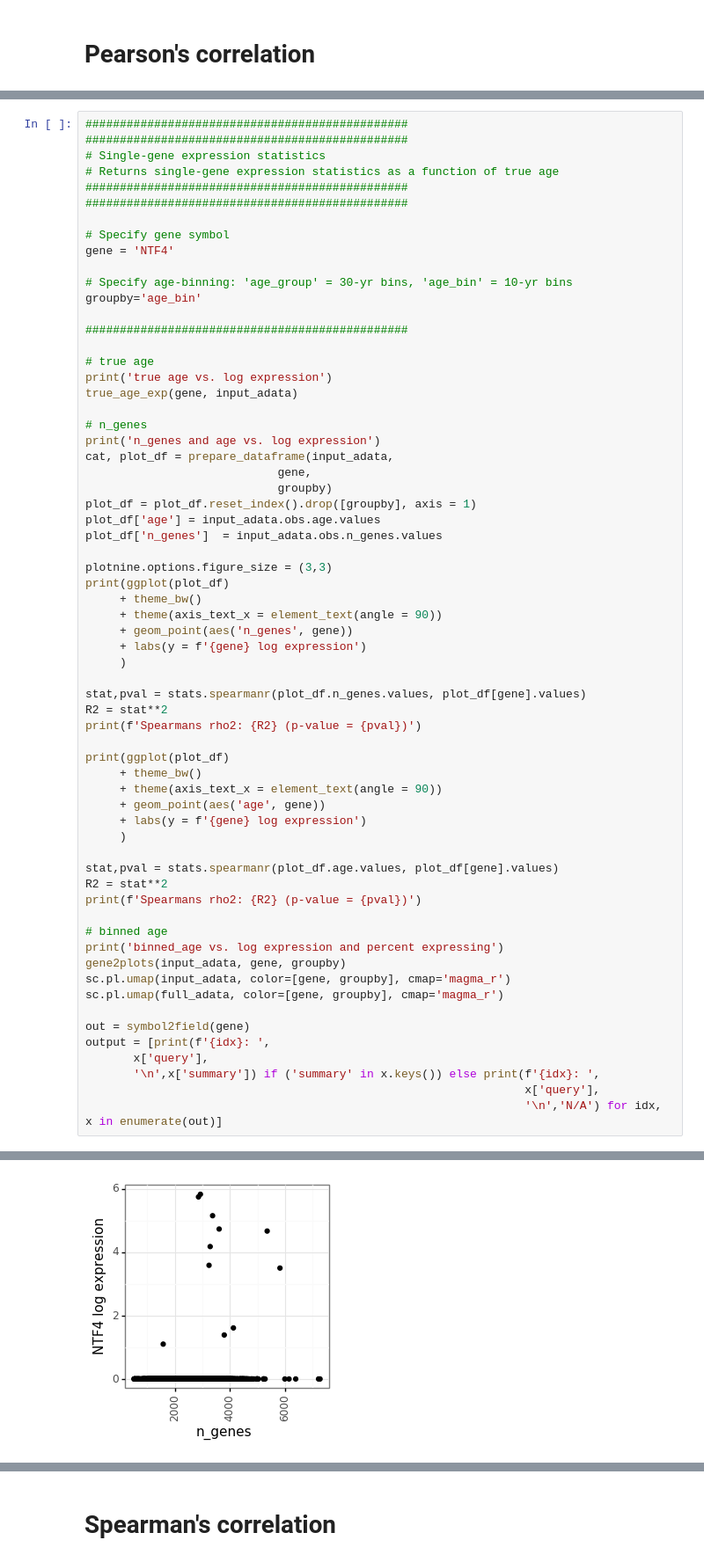
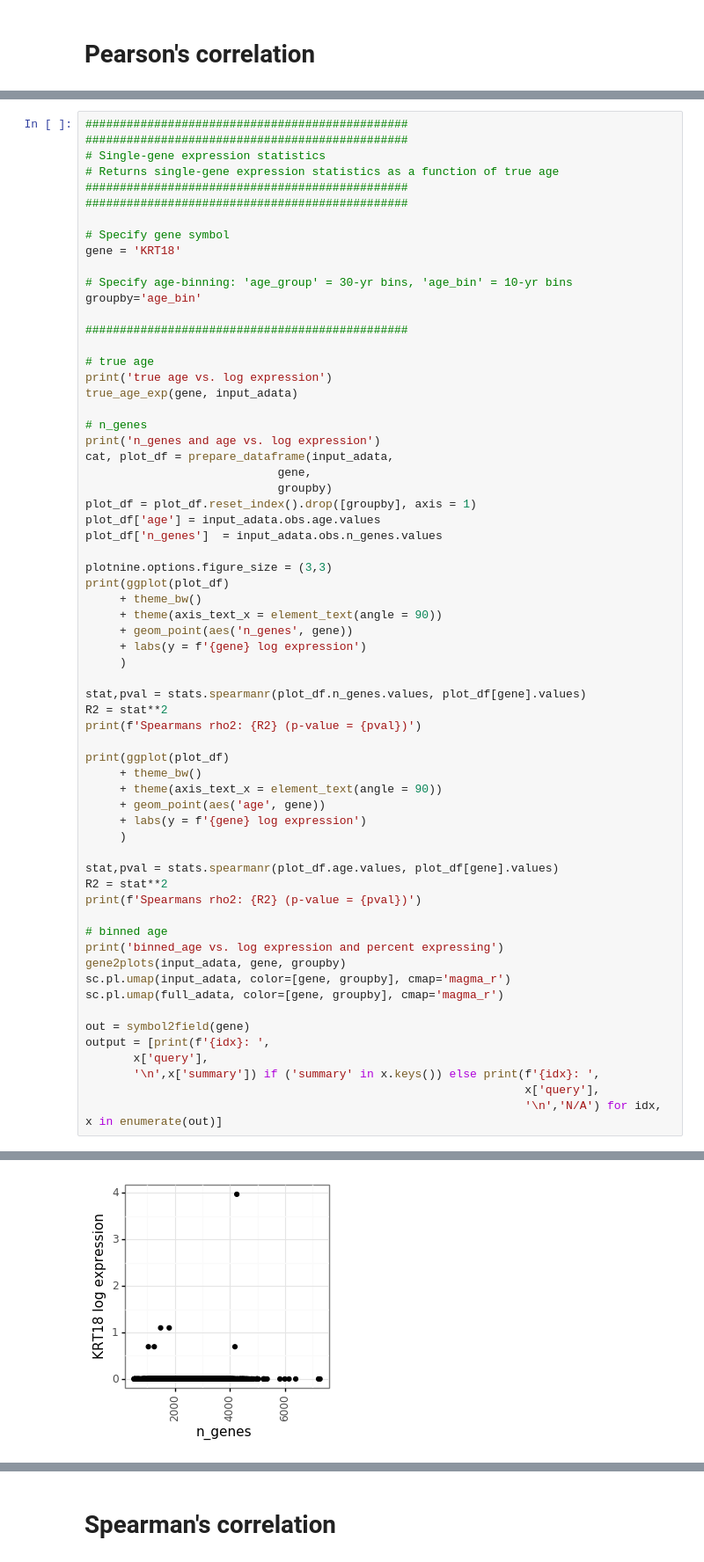
Before and after one commit to czbiohub/darmanis_group_DL_notebook, a Jupyter notebook: DL20190123_mel_aging_correlation_analysis-PUBLIC.ipynb, the cells around one changed output, grey strips where cells are left out. Shown: that part at 88% size. Saved outputs shown, nothing was run; the diff lists cells and outputs as text.

```diff
--- a/DL20190123_mel_aging_correlation_analysis-PUBLIC.ipynb
+++ b/DL20190123_mel_aging_correlation_analysis-PUBLIC.ipynb
@@ -175,7 +175,7 @@ The protein encoded by this gene anchors the type II regulatory subunit of prote
 ###############################################
 
 # Specify gene symbol
-gene = 'NTF4'
+gene = 'KRT18'
 
 # Specify age-binning: 'age_group' = 30-yr bins, 'age_bin' = 10-yr bins
 groupby='age_bin'
@@ -237,2 +237,2 @@ true age vs. log expression
 n_genes and age vs. log expression
-[figure, old version]
+[figure, new version]
```
Also changed, not shown: parts of 2 cells of this notebook, 1 other file.
